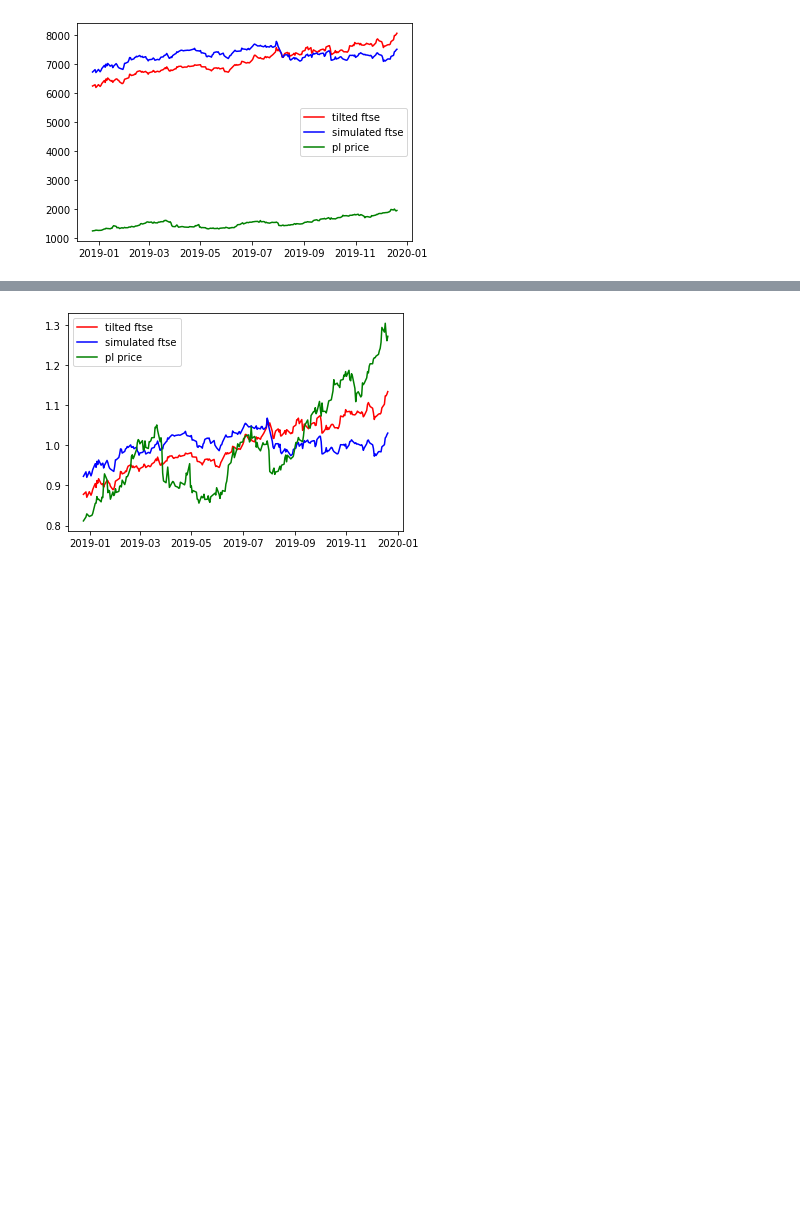
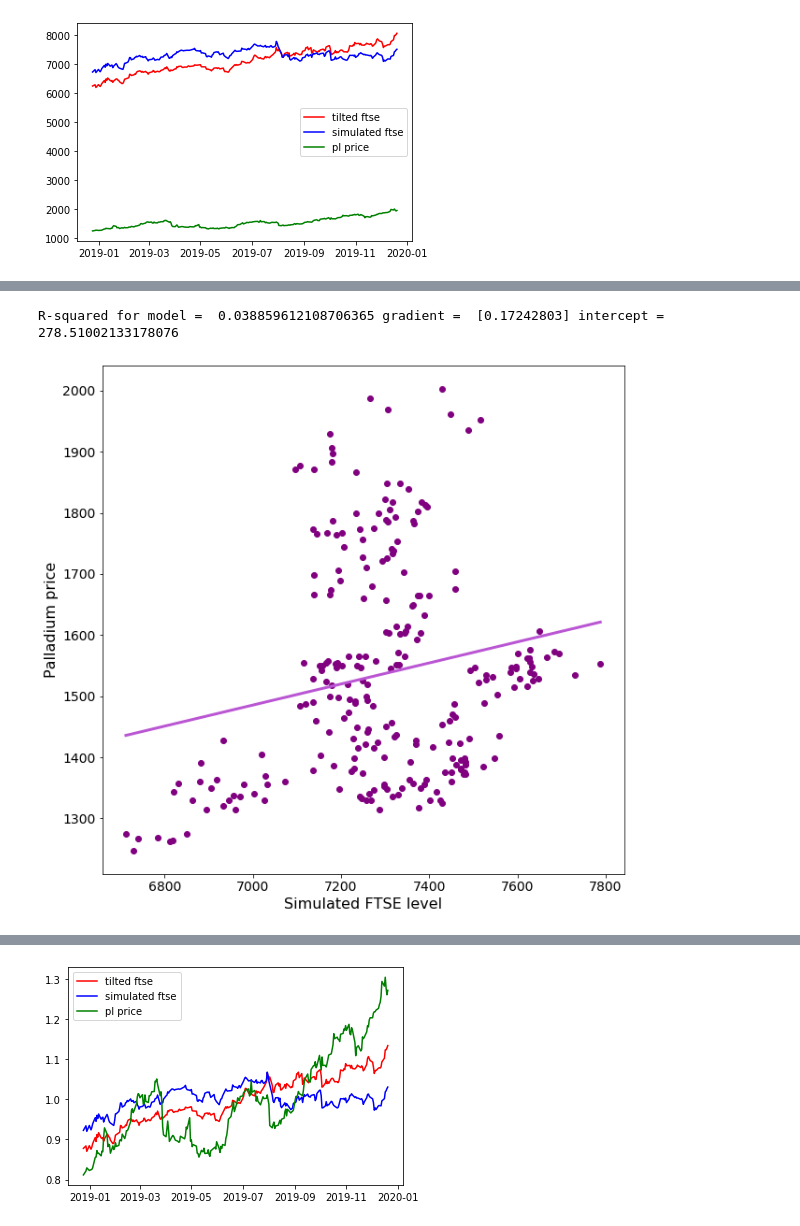
Before and after one commit to wmow/bloombergMDM, a Jupyter notebook: Stock_Palladium_CorrCoeffs.ipynb, the cells around one changed output, grey strips where cells are left out. Cells and saved outputs as stored; diff of their text form; code cells hidden in the pictures; blank space fills up the shorter version.

```diff
--- a/Stock_Palladium_CorrCoeffs.ipynb
+++ b/Stock_Palladium_CorrCoeffs.ipynb
@@ -258,0 +379,13 @@ plt.show()
+# %%
+f= plt.figure(figsize=(10,10))
+f.clf()
+axes = f.add_subplot(111)
+
+f,axes,residuals = LR_validity(simulatedFTSE2019['Open'].values, plPrice19['Price'].values,f=f,axs=axes,norm=False)
+axes.set_xlabel('Simulated FTSE level',fontsize=16)
+axes.set_ylabel('Palladium price',fontsize=16)
+f.savefig('LRSim19.png',dpi=80)
+plt.show()
+# %% [output]
+R-squared for model =  0.038859612108706365 gradient =  [0.17242803] intercept =  278.51002133178076
+[figure, added]
```
Also changed, not shown: parts of 17 cells of this notebook, 1 other file.
